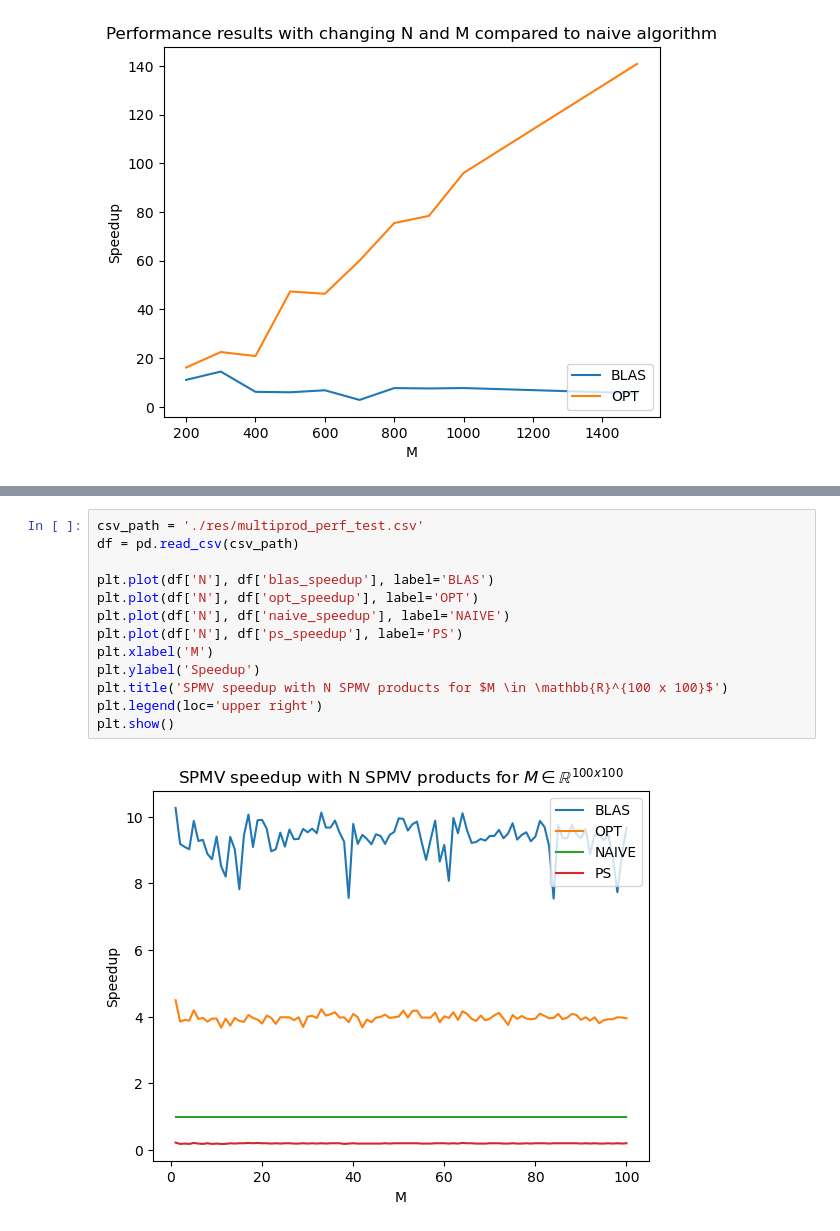
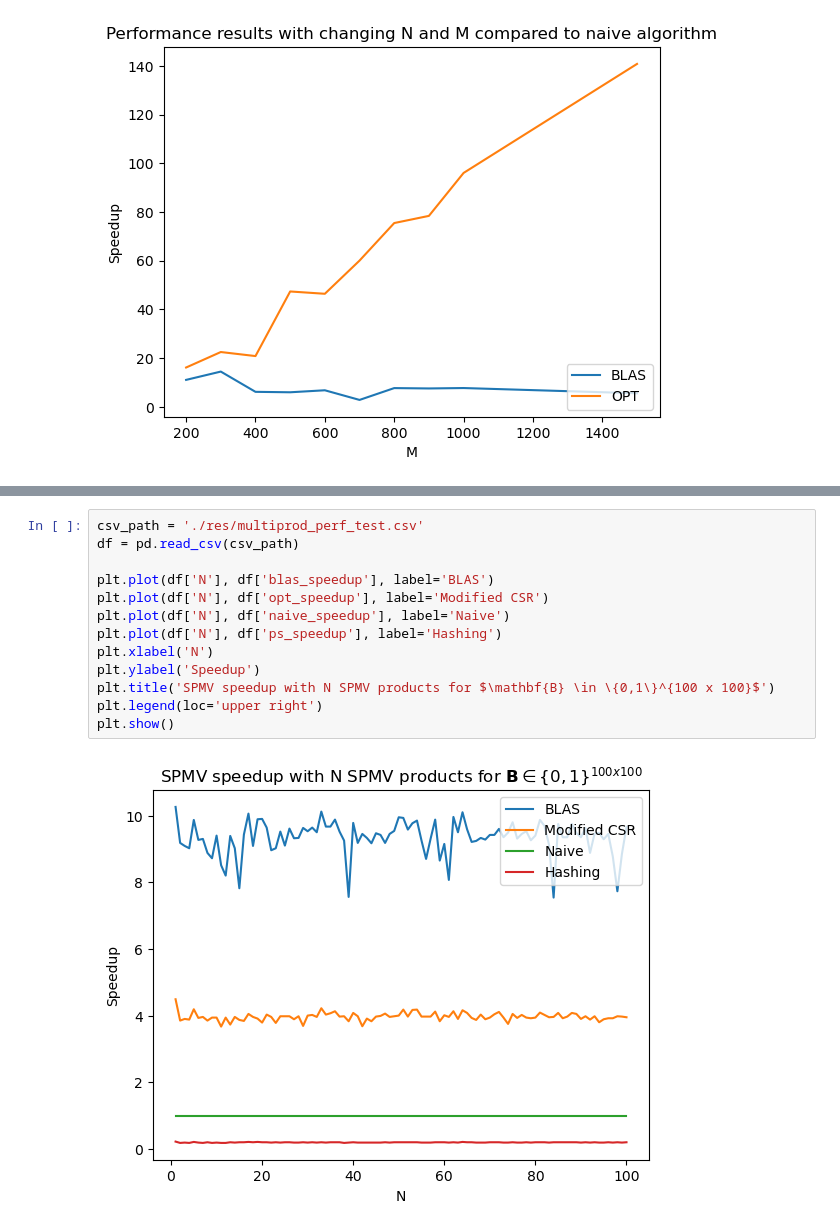
Before and after one commit to Zsivony1es/binsps-matrix-mult, a Jupyter notebook: graphs.ipynb, the cells around one changed output, grey strips where cells are left out. Drawn from its saved outputs; the diff is of its cells as text.

```diff
--- a/graphs.ipynb
+++ b/graphs.ipynb
@@ -59,15 +62,15 @@ plt.show()
 # %%
 csv_path = './res/multiprod_perf_test.csv'
 df = pd.read_csv(csv_path)
 
 plt.plot(df['N'], df['blas_speedup'], label='BLAS')
-plt.plot(df['N'], df['opt_speedup'], label='OPT')
-plt.plot(df['N'], df['naive_speedup'], label='NAIVE')
-plt.plot(df['N'], df['ps_speedup'], label='PS')
-plt.xlabel('M')
+plt.plot(df['N'], df['opt_speedup'], label='Modified CSR')
+plt.plot(df['N'], df['naive_speedup'], label='Naive')
+plt.plot(df['N'], df['ps_speedup'], label='Hashing')
+plt.xlabel('N')
 plt.ylabel('Speedup')
-plt.title('SPMV speedup with N SPMV products for $M \in \mathbb{R}^{100 x 100}$')
+plt.title('SPMV speedup with N SPMV products for $\mathbf{B} \in \{0,1\}^{100 x 100}$')
 plt.legend(loc='upper right')
 plt.show()
 # %% [output]
-[figure, old version]
+[figure, new version]
```
Also changed, not shown: parts of 4 cells of this notebook, 5 other files.
